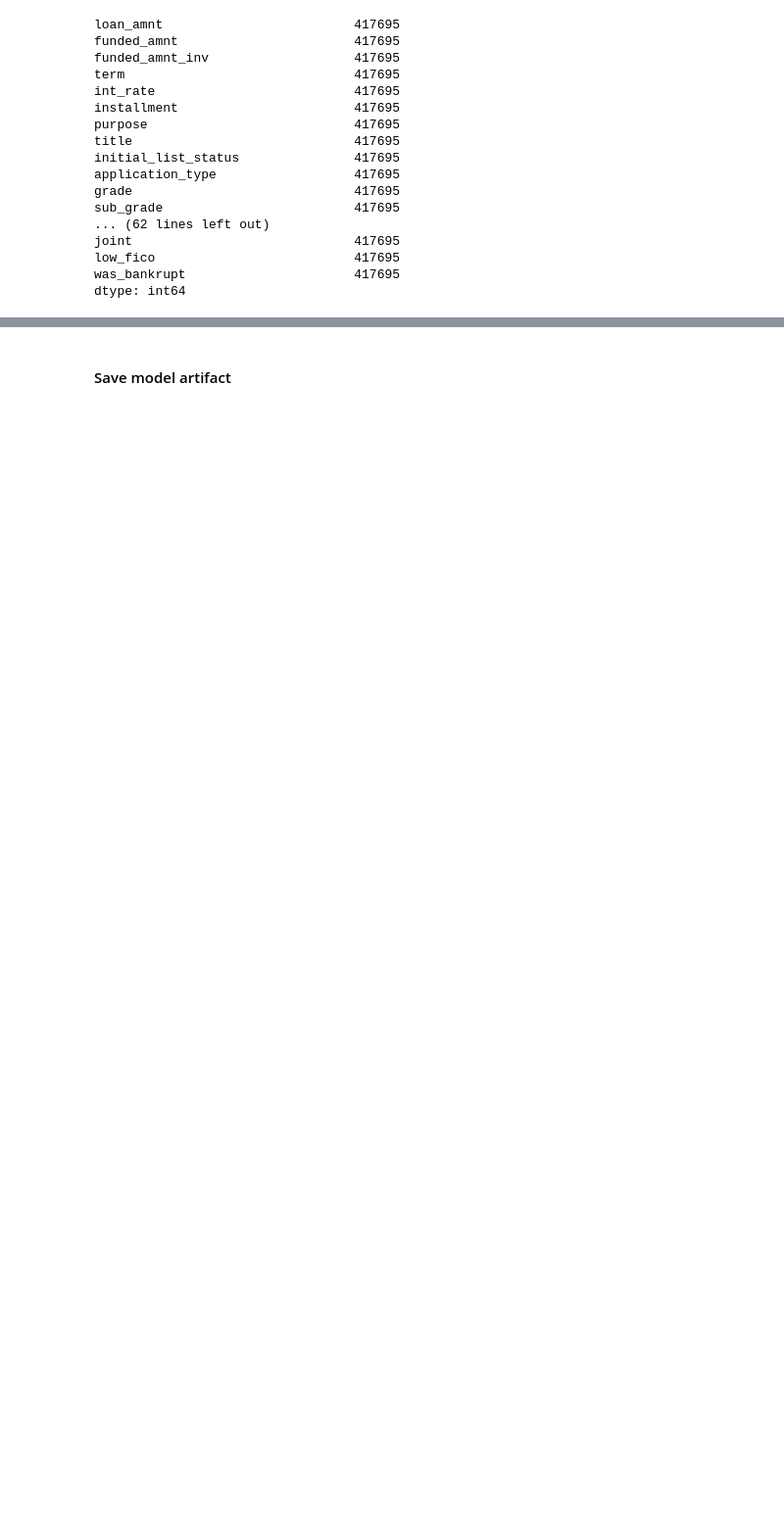
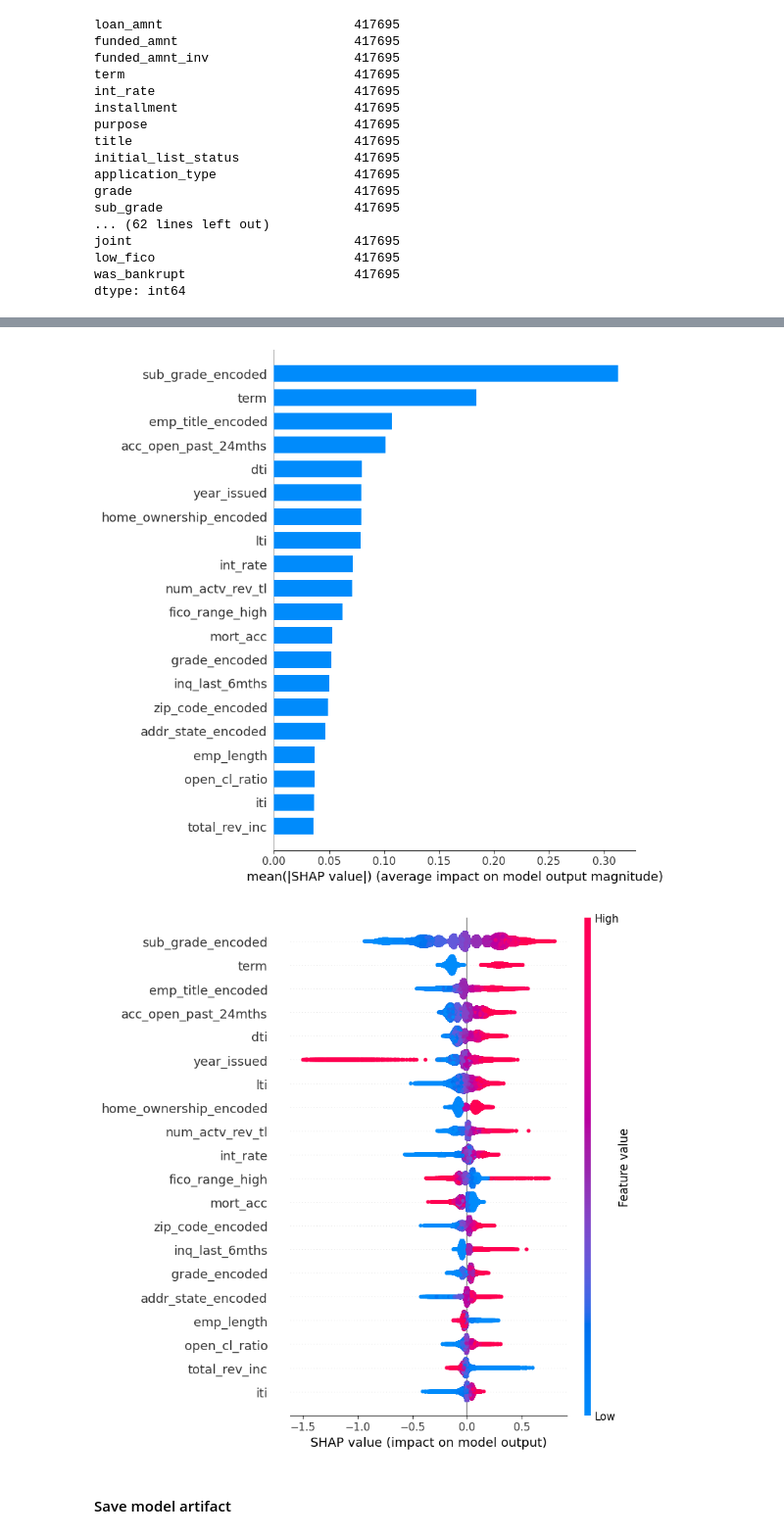
Before and after one commit to MykolaPinchuk/LoanDefault, a Jupyter notebook: loans_modeling.ipynb, the cells around one changed output, grey strips where cells are left out. Shown at 98% size. Drawn from its saved outputs; the diff is of its cells as text; code cells hidden in the pictures; blank space fills up the shorter version.

```diff
--- a/loans_modeling.ipynb
+++ b/loans_modeling.ipynb
@@ -586,3 +600,25 @@ time: 6.469
+# %%
+# template here:
+# https://www.kaggle.com/code/kaanboke/catboost-lightgbm-xgboost-explained-by-shap/notebook
+explainerxgbc = shap.TreeExplainer(xgb_model)
+shap_values_XGBoost_test = explainerxgbc.shap_values(X_test)
+shap_values_XGBoost_train = explainerxgbc.shap_values(X_train)
+
+vals = np.abs(shap_values_XGBoost_test).mean(0)
+feature_names = X_test.columns
+feature_importance = pd.DataFrame(list(zip(feature_names, vals)),
+                                 columns=['col_name','feature_importance_vals'])
+feature_importance.sort_values(by=['feature_importance_vals'],
+                              ascending=False, inplace=True)
+#display(feature_importance)
+
+shap.summary_plot(shap_values_XGBoost_test,
+                  X_test, plot_type="bar", plot_size=(8,8), max_display=20)
+shap.summary_plot(shap_values_XGBoost_train,
+                  X_train,plot_type="dot", plot_size=(8,8), max_display=20)
+# %% [output]
+[figure, added]
+[figure, added]
 # %% [markdown]
 #### Save model artifact
 # %%
```
Also changed, not shown: parts of 10 cells of this notebook, 8 other files.
